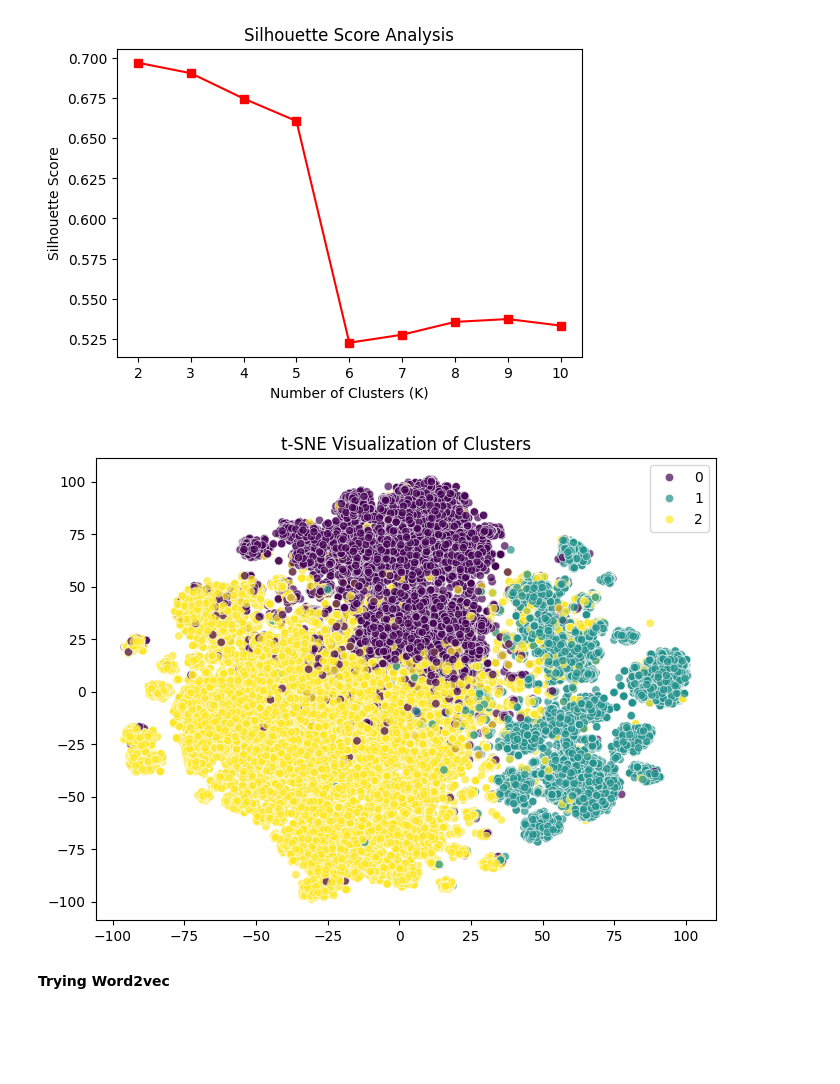
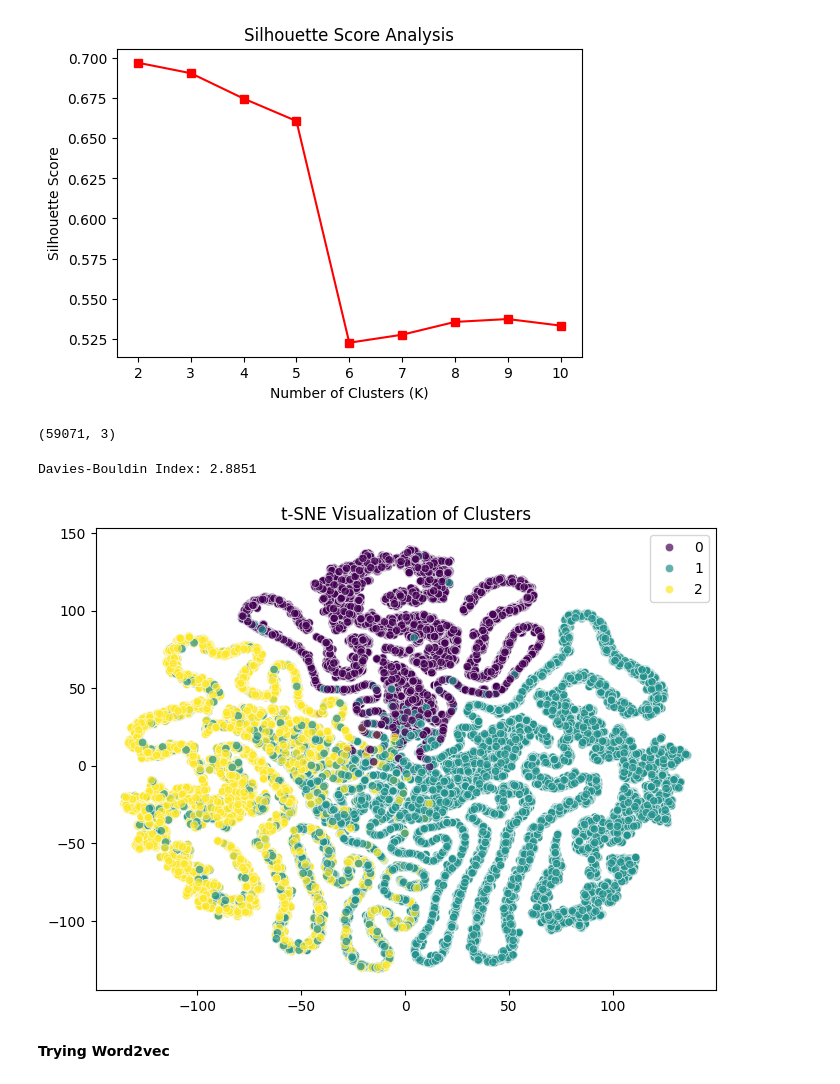
Before and after one commit to ali2yman/Text-Clustering-Project, a Jupyter notebook: Reading_data.ipynb, the cells around one changed output. Cells and saved outputs as stored; diff of their text form; code cells hidden in the pictures; blank space fills up the shorter version.

```diff
--- a/Reading_data.ipynb
+++ b/Reading_data.ipynb
@@ -432,7 +432,7 @@ def apply_pca(features, n_components):
     Applies PCA to reduce dimensionality of the dataset.
 
     Parameters:
-    - features (np.ndarray): The high-dimensional feature matrix.
+    - features (np.ndarray): The high-dimensional feature matrix >> takes it Dense Not sparse.
     - n_components (int): Number of PCA components (default: 2).
 
     Returns:
@@ -635,6 +635,42 @@ plot_silhouette_scores(pca_features)
 # Silhouette Score: 0.0168    >>> 7
 # Silhouette Score: 0.0143   >>> 3
 # Silhouette Score: 0.5   >>> 3 max_featues
+# %%
+from sklearn.decomposition import LatentDirichletAllocation
+from sklearn.feature_extraction.text import CountVectorizer
+import pandas as pd
+
+def apply_lda(text_data, n_topics=3, max_features=5000):
+    """
+    Applies Latent Dirichlet Allocation (LDA) for topic modeling on text data.
+
+    Parameters:
+    - text_data (list or pd.Series): List of text documents.
+    - n_topics (int): Number of topics to extract.
+    - max_features (int): Maximum number of features for the CountVectorizer.
+
+    Returns:
+    - topic_distributions (np.ndarray): Document-topic matrix.
+    - lda_model (LatentDirichletAllocation): Trained LDA model.
+    - feature_names (list): Vocabulary terms.
+    """
+
+    # Convert text data into a bag-of-words representation
+    vectorizer = CountVectorizer(stop_words='english', max_features=max_features)
+    text_matrix = vectorizer.fit_transform(text_data)
+
+    # Apply LDA
+    lda_model = LatentDirichletAllocation(n_components=n_topics, random_state=42)
+    topic_distributions = lda_model.fit_transform(text_matrix)
+
+    return topic_distributions, lda_model, vectorizer.get_feature_names_out()
+# %%
+# lda_features, lda_model, lda_vocab = apply_lda(people_wiki_df["text"])
+lda_features, lda_model, lda_vocab = apply_lda(people_wiki_df["text"], n_topics=3, max_features=5000)
+
+print(lda_features.shape)
+# %% [output]
+(59071, 3)
 # %%
 # ) Davies-Bouldin Index
 # Measures the compactness and separation of clusters.
@@ -644,20 +680,41 @@ from sklearn.metrics import davies_bouldin_score
 
 db_score = davies_bouldin_score(tfidf_matrix.toarray(), clusters)
 print(f"Davies-Bouldin Index: {db_score:.4f}")
+# %%
+from sklearn.metrics import davies_bouldin_score
+
+def get_davies_bouldin_score(features, labels):
+    """
+    Computes the Davies-Bouldin Index for clustering.
+
+    Parameters:
+    - features (np.ndarray): The feature matrix.
+    - labels (np.ndarray): Cluster labels.
+
+    Returns:
+    - float: Davies-Bouldin Index (lower is better).
+    """
+    return davies_bouldin_score(features, labels)
+
+# Example Usage:
+db_score = get_davies_bouldin_score(pcaaaaa_features, clusters)
+print(f"Davies-Bouldin Index: {db_score:.4f}")
+# %% [output]
+Davies-Bouldin Index: 2.8851
 # %%
 # %pip install seaborn
 from sklearn.manifold import TSNE
 import seaborn as sns
 
 tsne = TSNE(n_components=2, random_state=42)
-reduced_features = tsne.fit_transform(pcaaaaa_features)
+reduced_features = tsne.fit_transform(lda_features)
 
 plt.figure(figsize=(8, 6))
 sns.scatterplot(x=reduced_features[:, 0], y=reduced_features[:, 1], hue=clusters, palette="viridis", alpha=0.7)
 plt.title("t-SNE Visualization of Clusters")
 plt.show()
 # %% [output]
-[figure, old version]
+[figure, new version]
 # %% [markdown]
 <B>Trying Word2vec</B>
 # %%
```
Also changed, not shown: 6 other files.
